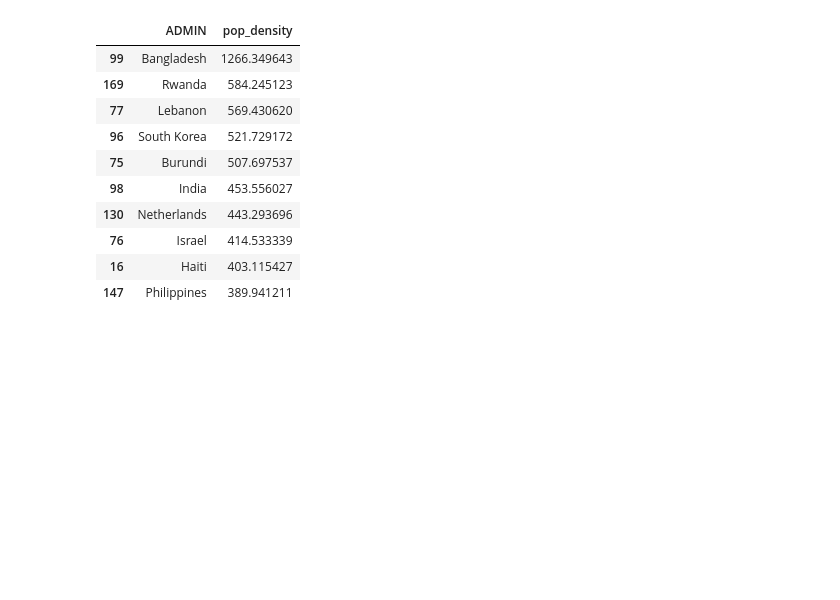
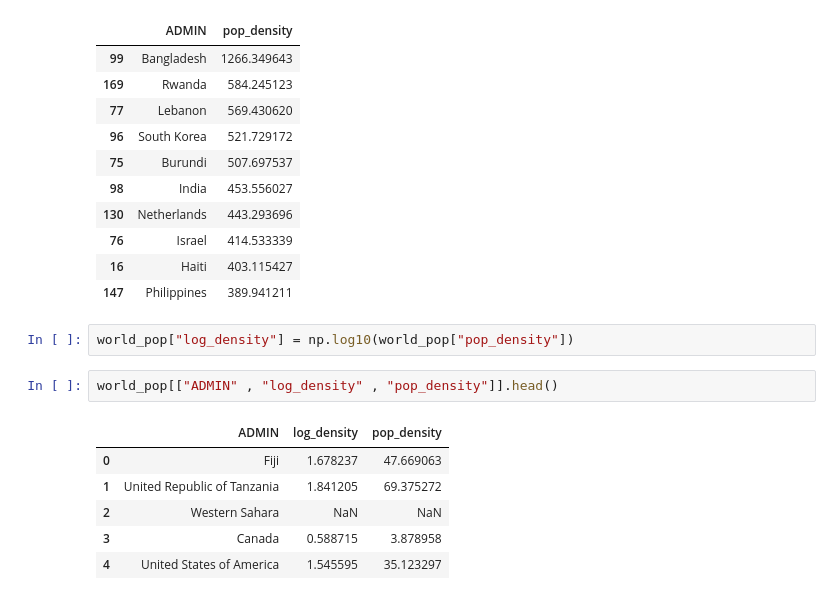
Before and after one commit to aakarsh-dev-commits/population-urban-explorer, a Jupyter notebook: notebooks/01_explore_data.ipynb, the cells around one changed output. Saved outputs shown, nothing was run; the diff lists cells and outputs as text; blank space fills up the shorter version.

```diff
--- a/notebooks/01_explore_data.ipynb
+++ b/notebooks/01_explore_data.ipynb
@@ -304,3 +306,14 @@ world_pop.sort_values("pop_density" , ascending = False)[["ADMIN","pop_density"]
 | 76 | Israel | 414.533339 |
 | 16 | Haiti | 403.115427 |
 | 147 | Philippines | 389.941211 |
+# %%
+world_pop["log_density"] = np.log10(world_pop["pop_density"])
+# %%
+world_pop[["ADMIN" , "log_density" , "pop_density"]].head()
+# %% [output]
+|  | ADMIN | log_density | pop_density |
+| 0 | Fiji | 1.678237 | 47.669063 |
+| 1 | United Republic of Tanzania | 1.841205 | 69.375272 |
+| 2 | Western Sahara | NaN | NaN |
+| 3 | Canada | 0.588715 | 3.878958 |
+| 4 | United States of America | 1.545595 | 35.123297 |
```
Also changed, not shown: parts of 4 cells of this notebook.
